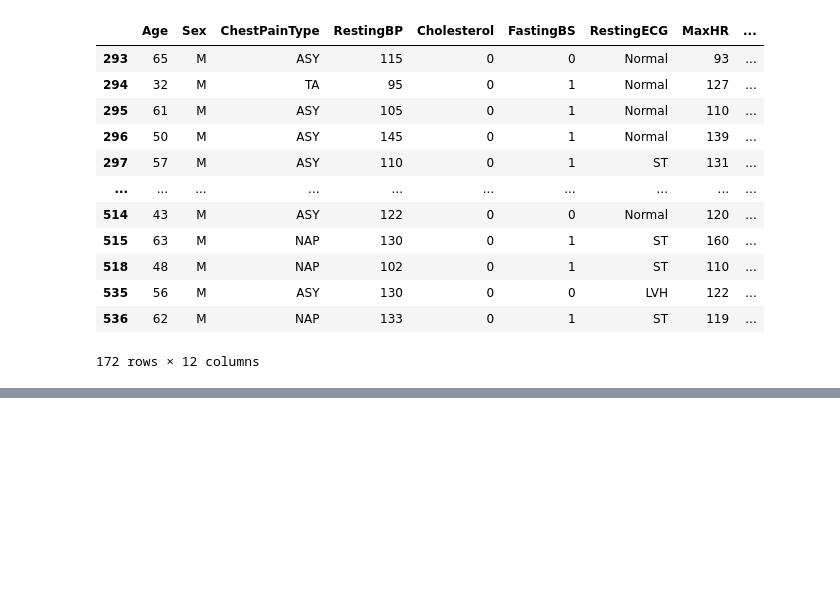
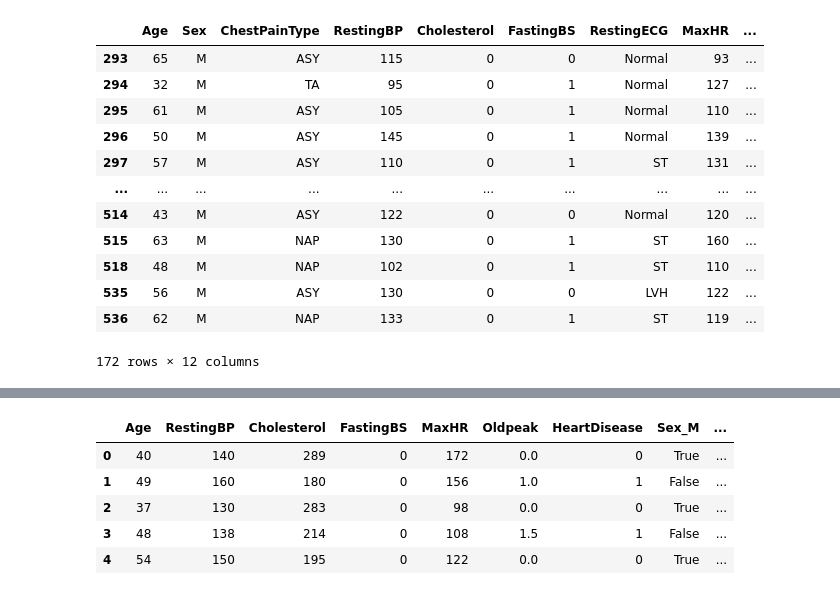
Before and after one commit to AgentAhmed/Heart_Desease_Prediction, a Jupyter notebook: heart_desease_prediction.ipynb, the cells around one changed output, grey strips where cells are left out. Saved outputs shown, nothing was run; the diff lists cells and outputs as text; code cells hidden in the pictures; blank space fills up the shorter version.

```diff
--- a/heart_desease_prediction.ipynb
+++ b/heart_desease_prediction.ipynb
@@ -216,0 +262,10 @@ df[df["Cholesterol"] == 0]
+# %%
+df_clean = pd.get_dummies(df_clean, drop_first=True)
+df_clean.head()
+# %% [output]
+|  | Age | RestingBP | Cholesterol | FastingBS | MaxHR | Oldpeak | HeartDisease | Sex_M | ... |
+| 0 | 40 | 140 | 289 | 0 | 172 | 0.0 | 0 | True | ... |
+| 1 | 49 | 160 | 180 | 0 | 156 | 1.0 | 1 | False | ... |
+| 2 | 37 | 130 | 283 | 0 | 98 | 0.0 | 0 | True | ... |
+| 3 | 48 | 138 | 214 | 0 | 108 | 1.5 | 1 | False | ... |
+| 4 | 54 | 150 | 195 | 0 | 122 | 0.0 | 0 | True | ... |
```
Also changed, not shown: parts of 15 cells of this notebook.
